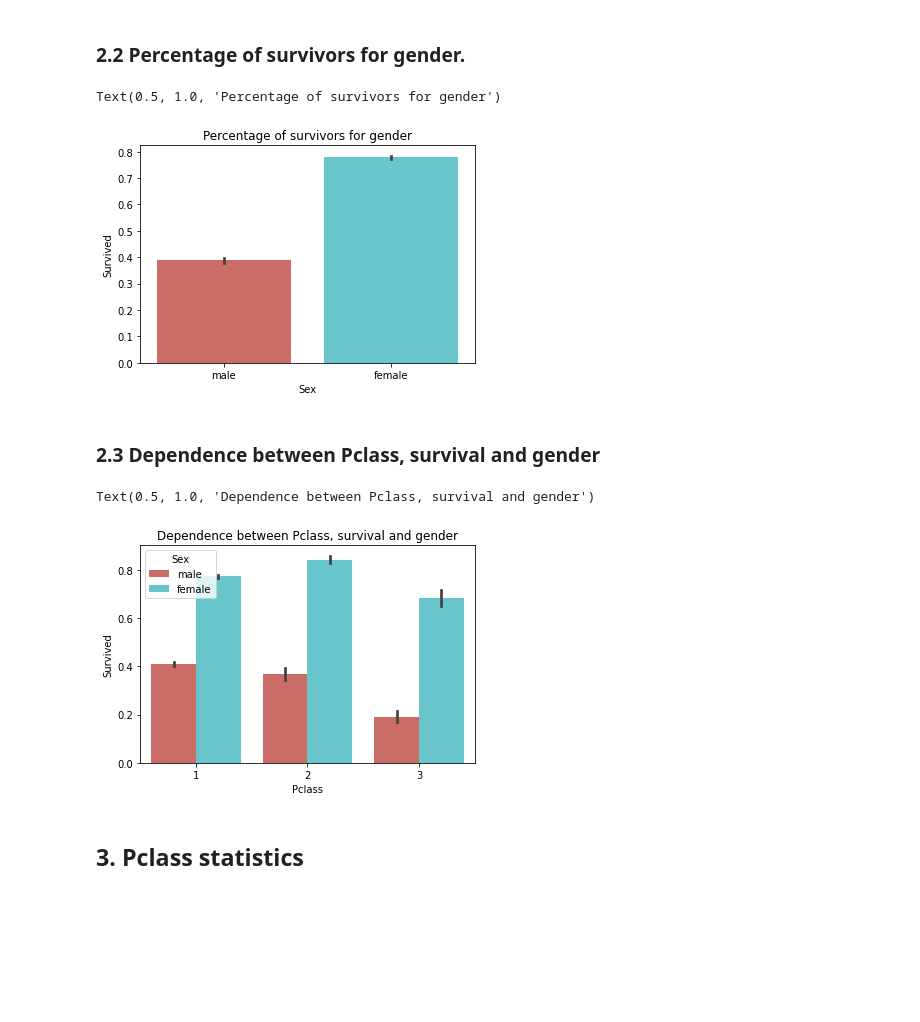
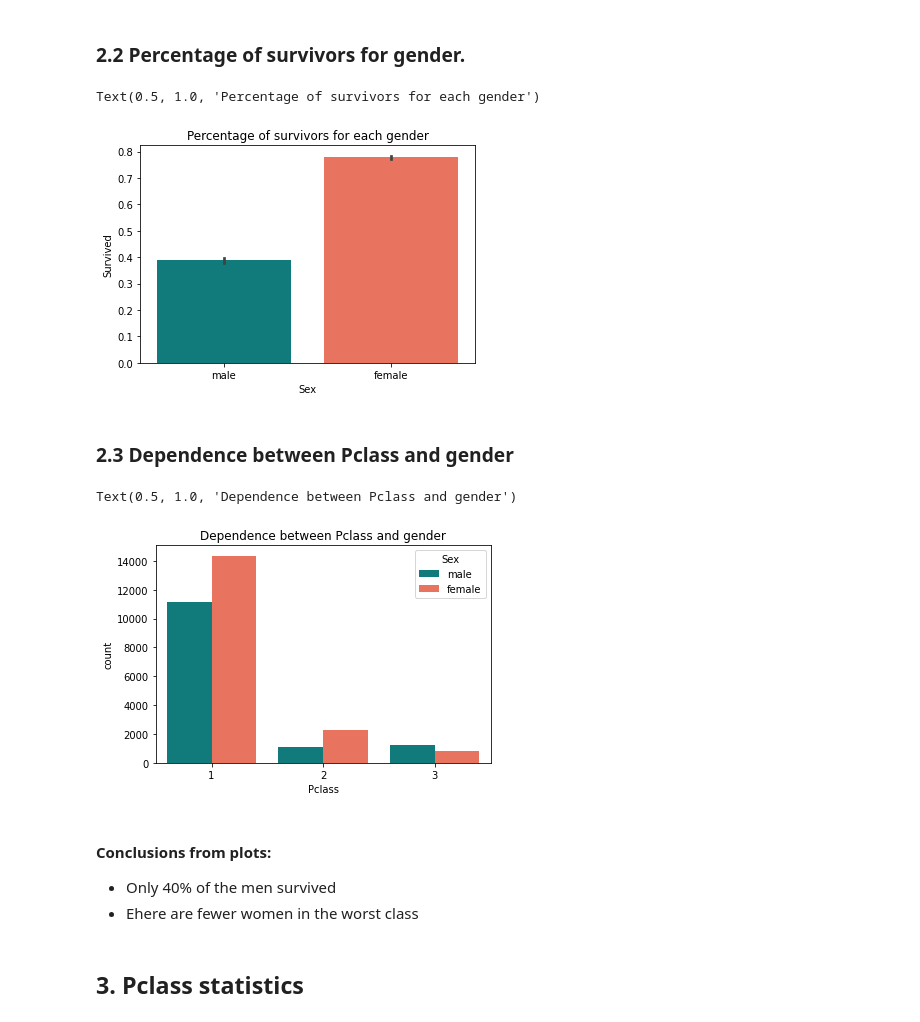
Before and after one commit to AleksandraVS/ML-COURSE-2022, a Jupyter notebook: eda.ipynb, the cells around one changed output. Cells and saved outputs as stored; diff of their text form; code cells hidden in the pictures; blank space fills up the shorter version.

```diff
--- a/eda.ipynb
+++ b/eda.ipynb
@@ -60,6 +54,16 @@ df = df.dropna()
 # %%
 df["Age"] = df.Age.astype(int)
+
 df["Fare"] = df.Fare.astype(int)
+
 df["Cabin"] = df["Cabin"].apply(lambda s: s[0])
+
+df['who'] = df.Sex
+lst = df['who'].to_list()
+ages = df['Age'].to_list()
+for i in range(df.shape[0]):
+    if ages[i] <= 18:
+        lst[i] = "child"
+df['who'] = lst
 # %% [markdown]
 # Data exploration
@@ -154,19 +220,23 @@ Name: SibSp, dtype: int64
 # %% [markdown]
 ### 2.2  Percentage of survivors for gender.
 # %%
-sns.barplot(x = df.Sex, y = df.Survived, palette = "hls")
-plt.title("Percentage of survivors for gender")
+sns.barplot(x = df.Sex, y = df.Survived, palette = ["darkcyan", "tomato"])
+plt.title("Percentage of survivors for each gender")
 # %% [output]
-Text(0.5, 1.0, 'Percentage of survivors for gender')
+Text(0.5, 1.0, 'Percentage of survivors for each gender')
-[figure, old version]
+[figure, new version]
 # %% [markdown]
-### 2.3  Dependence between Pclass, survival and gender
+### 2.3  Dependence between Pclass and gender
 # %%
-sns.barplot(x = df["Pclass"], y = df["Survived"], hue = df["Sex"], palette = "hls")
-plt.title("Dependence between Pclass, survival and gender")
+sns.countplot(x = df.Pclass, hue = df.Sex, palette = ["darkcyan", "tomato"])
+plt.title("Dependence between Pclass and gender")
 # %% [output]
-Text(0.5, 1.0, 'Dependence between Pclass, survival and gender')
+Text(0.5, 1.0, 'Dependence between Pclass and gender')
-[figure, old version]
+[figure, new version]
+# %% [markdown]
+#### Conclusions from plots:
+- Only 40% of the men survived
+- Еhere are fewer women in the worst class
 # %% [markdown]
 ## 3. Pclass statistics
 # %% [markdown]
```
Also changed, not shown: parts of 43 cells of this notebook.
